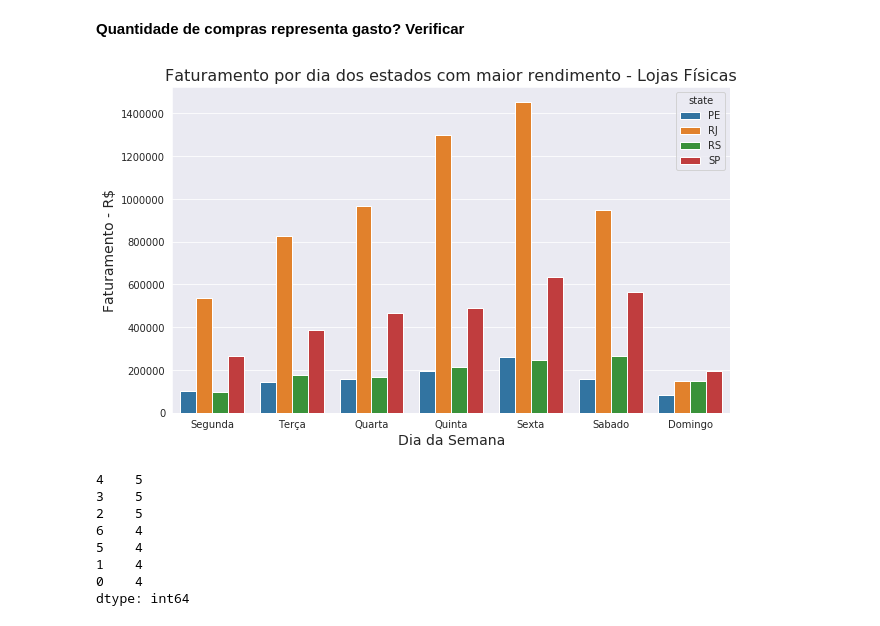
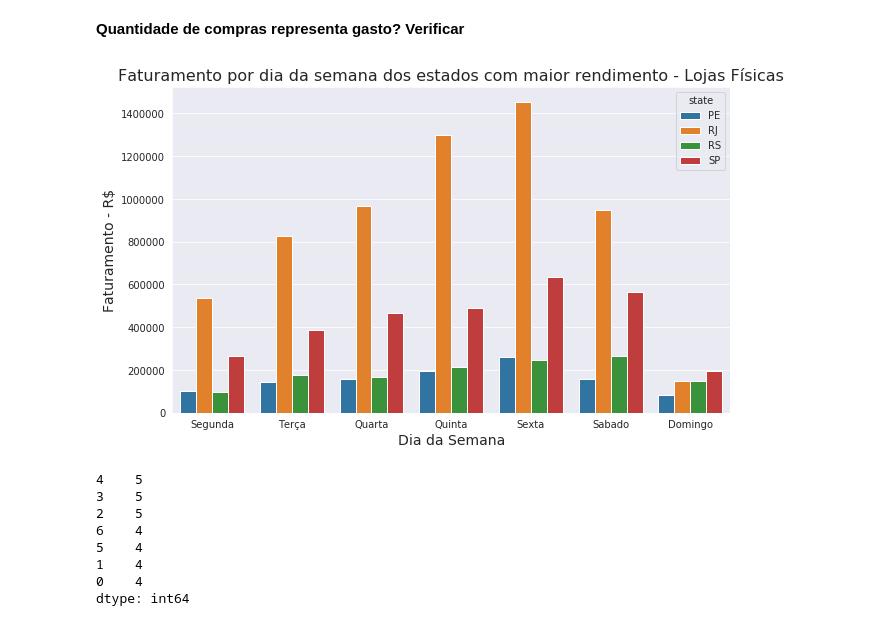
Before and after one commit to vinicvaz/Linx-DataAnalysis, a Jupyter notebook: OfflineDataAnalysis.ipynb, the cells around one changed output. Saved outputs shown, nothing was run; the diff lists cells and outputs as text; code cells hidden in the pictures.

```diff
--- a/OfflineDataAnalysis.ipynb
+++ b/OfflineDataAnalysis.ipynb
@@ -408,14 +420,14 @@ df_dias = df_grupo[df_grupo.state.isin(best_states)]
 # %%
 ## Plot de faturamento por dia dos melhores estados
 plt.figure(figsize=(10,6))
 ax1 = sns.barplot(x='weekday',y='price', hue='state', data= df_dias, ci=0, palette='tab10')
 ax1.set_xlabel('Dia da Semana', fontsize=14)
 ax1.set_ylabel('Faturamento - R$', fontsize=14)
 ax1.set_xticklabels(['Segunda','Terça','Quarta','Quinta','Sexta','Sabado','Domingo'])
-ax1.set_title('Faturamento por dia dos estados com maior rendimento - Lojas Físicas', fontsize=16)
+ax1.set_title('Faturamento por dia da semana dos estados com maior rendimento - Lojas Físicas', fontsize=16)
 plt.savefig('./Images/Offline/Revenue-Day-Bests-Offline.jpg')
 # %% [output]
-[figure, old version]
+[figure, new version]
 # %%
 ## Verifica Quantos dias existiram de cada no mes
 datas = df.groupby('date').count().reset_index().date
```
Also changed, not shown: parts of 14 cells of this notebook, 3 other files.
